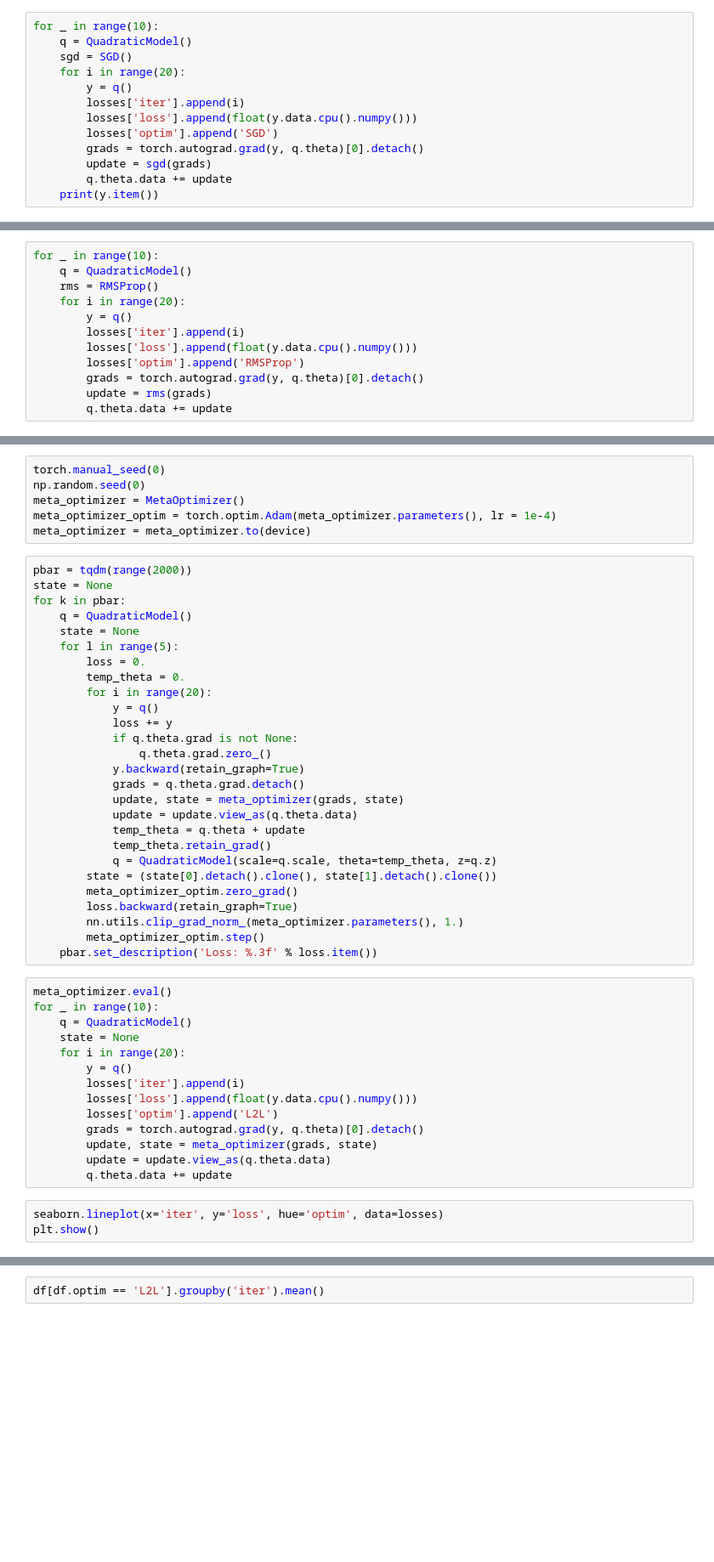
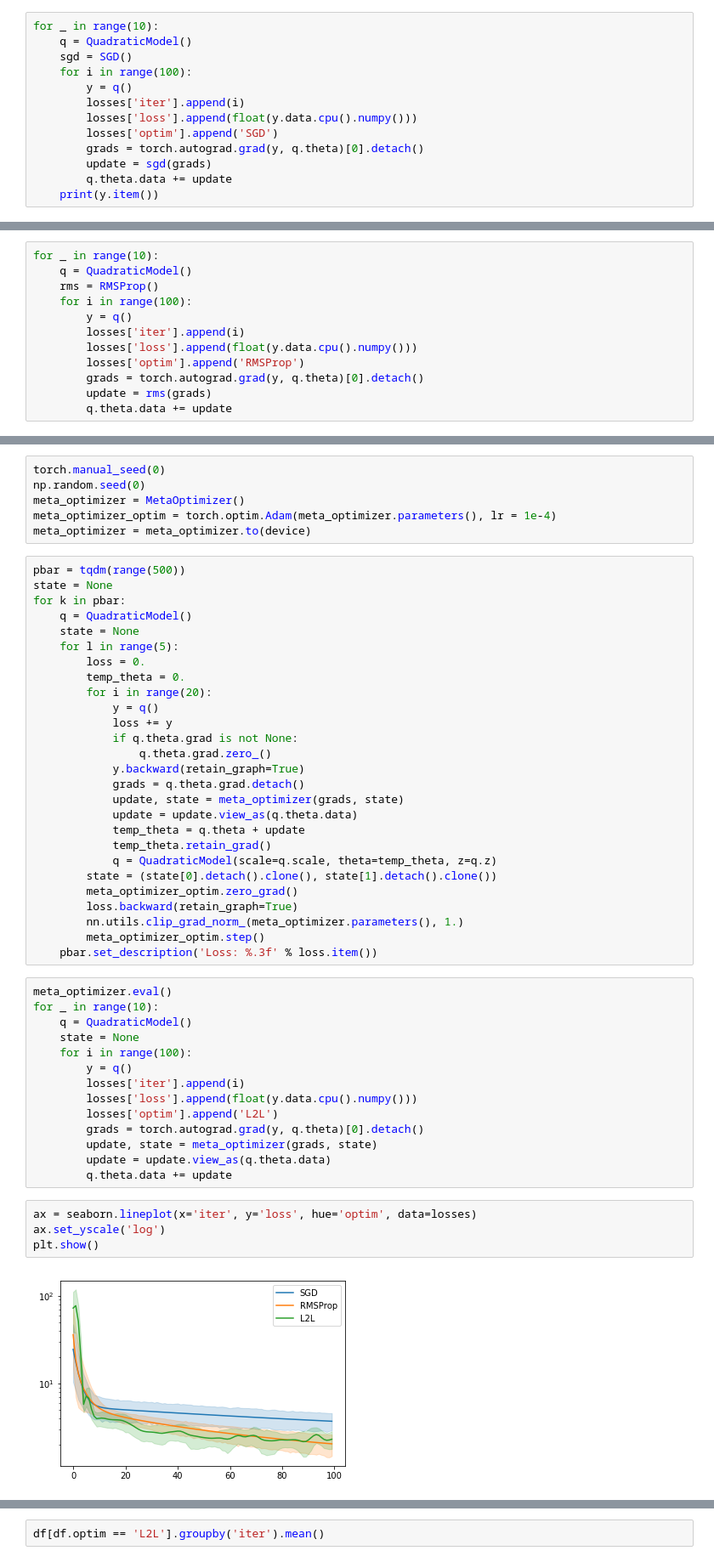
Before and after one commit to abdulfatir/learning2learn-pytorch, a Jupyter notebook: L2L-PyTorch.ipynb, the cells around one changed output, grey strips where cells are left out. Shown at 85% size. Cells and saved outputs as stored; diff of their text form; blank space fills up the shorter version.

```diff
--- a/L2L-PyTorch.ipynb
+++ b/L2L-PyTorch.ipynb
@@ -53,7 +53,7 @@ losses = {'iter': [], 'loss': [], 'optim': []}
 for _ in range(10):
     q = QuadraticModel()
     sgd = SGD()
-    for i in range(20):
+    for i in range(100):
         y = q()
         losses['iter'].append(i)
         losses['loss'].append(float(y.data.cpu().numpy()))
@@ -66,7 +77,7 @@ for _ in range(10):
 for _ in range(10):
     q = QuadraticModel()
     rms = RMSProp()
-    for i in range(20):
+    for i in range(100):
         y = q()
         losses['iter'].append(i)
         losses['loss'].append(float(y.data.cpu().numpy()))
@@ -105,7 +118,7 @@ meta_optimizer = MetaOptimizer()
 meta_optimizer_optim = torch.optim.Adam(meta_optimizer.parameters(), lr = 1e-4)
 meta_optimizer = meta_optimizer.to(device)
 # %%
-pbar = tqdm(range(2000))
+pbar = tqdm(range(500))
 state = None
 for k in pbar:
     q = QuadraticModel()
@@ -136,7 +149,7 @@ meta_optimizer.eval()
 for _ in range(10):
     q = QuadraticModel()
     state = None
-    for i in range(20):
+    for i in range(100):
         y = q()
         losses['iter'].append(i)
         losses['loss'].append(float(y.data.cpu().numpy()))
@@ -146,5 +159,8 @@ for _ in range(10):
         update = update.view_as(q.theta.data)
         q.theta.data += update
 # %%
-seaborn.lineplot(x='iter', y='loss', hue='optim', data=losses)
+ax = seaborn.lineplot(x='iter', y='loss', hue='optim', data=losses)
+ax.set_yscale('log')
 plt.show()
+# %% [output]
+[figure, added]
```
Also changed, not shown: parts of 6 cells of this notebook, 1 other file.
